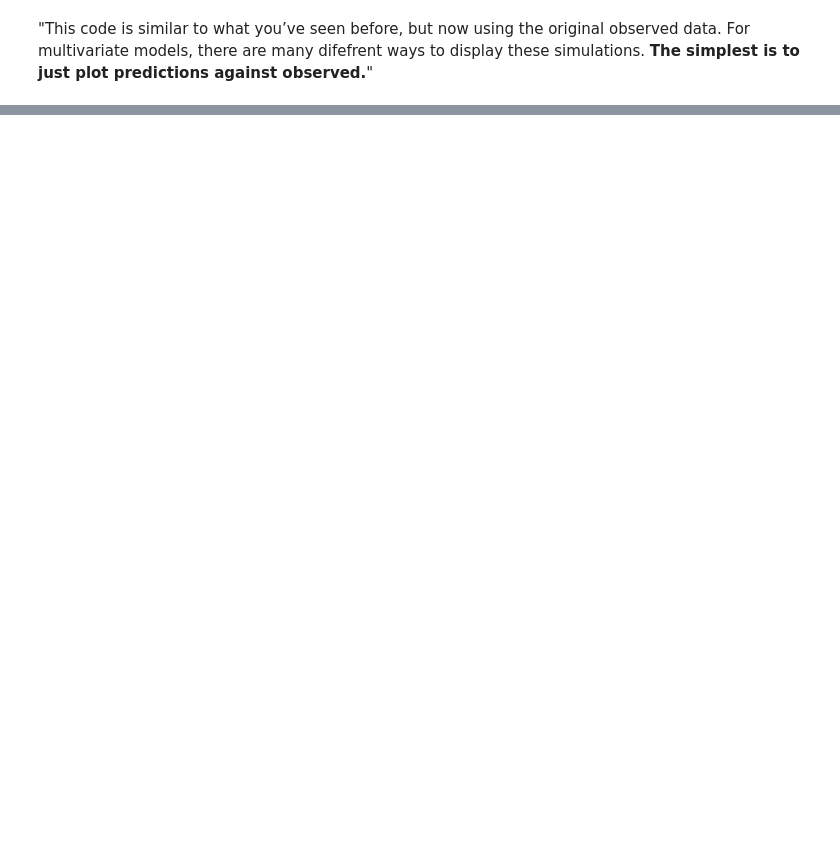
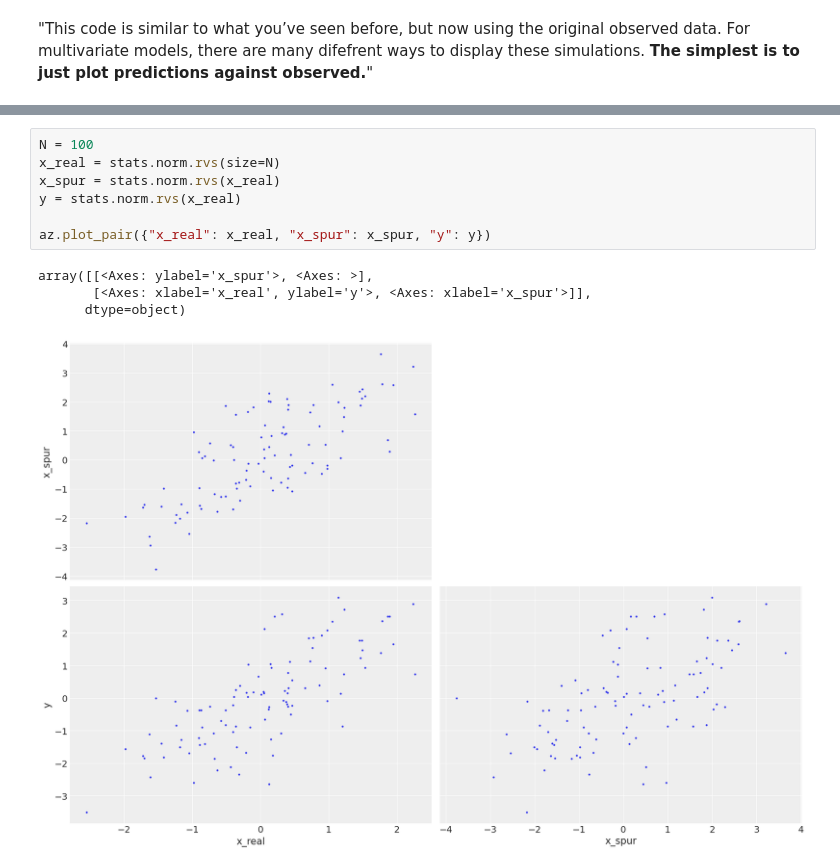
Before and after one commit to beckspark/statistical_rethinking_a_bayesian_course, a Jupyter notebook: notebooks/05_multiple_regression.ipynb, the cells around one changed output, grey strips where cells are left out. Drawn from its saved outputs; the diff is of its cells as text; blank space fills up the shorter version.

```diff
--- a/notebooks/05_multiple_regression.ipynb
+++ b/notebooks/05_multiple_regression.ipynb
@@ -243,0 +249,12 @@ ax.set_xlabel("Observed Divorce");
+# %%
+N = 100
+x_real = stats.norm.rvs(size=N)
+x_spur = stats.norm.rvs(x_real)
+y = stats.norm.rvs(x_real)
+
+az.plot_pair({"x_real": x_real, "x_spur": x_spur, "y": y})
+# %% [output]
+array([[<Axes: ylabel='x_spur'>, <Axes: >],
+       [<Axes: xlabel='x_real', ylabel='y'>, <Axes: xlabel='x_spur'>]],
+      dtype=object)
+[figure, added]
```
Also changed, not shown: parts of 10 cells of this notebook.
